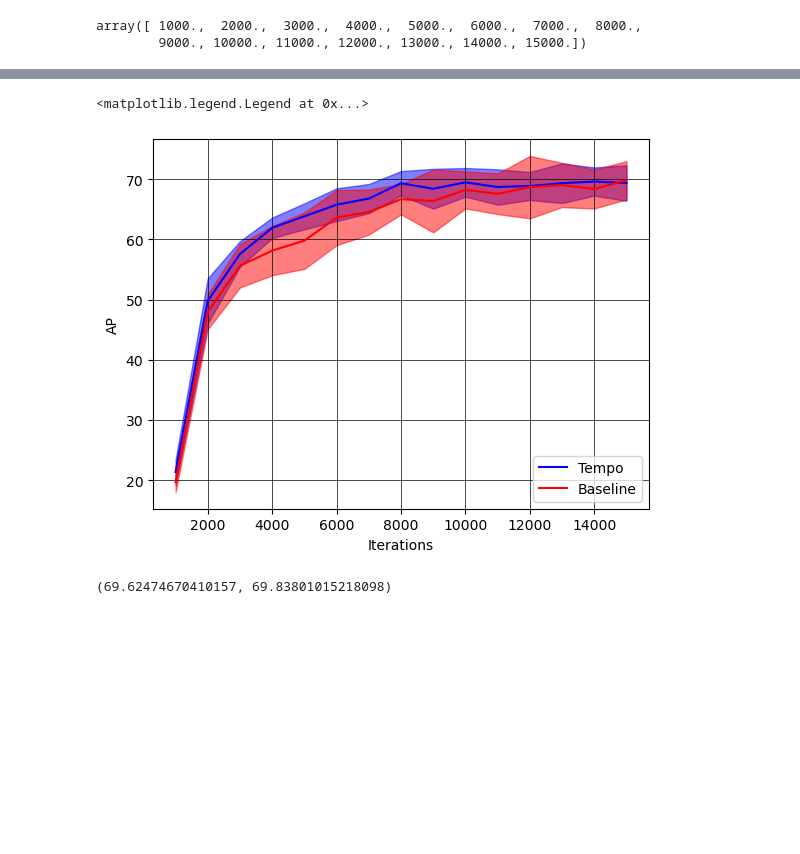
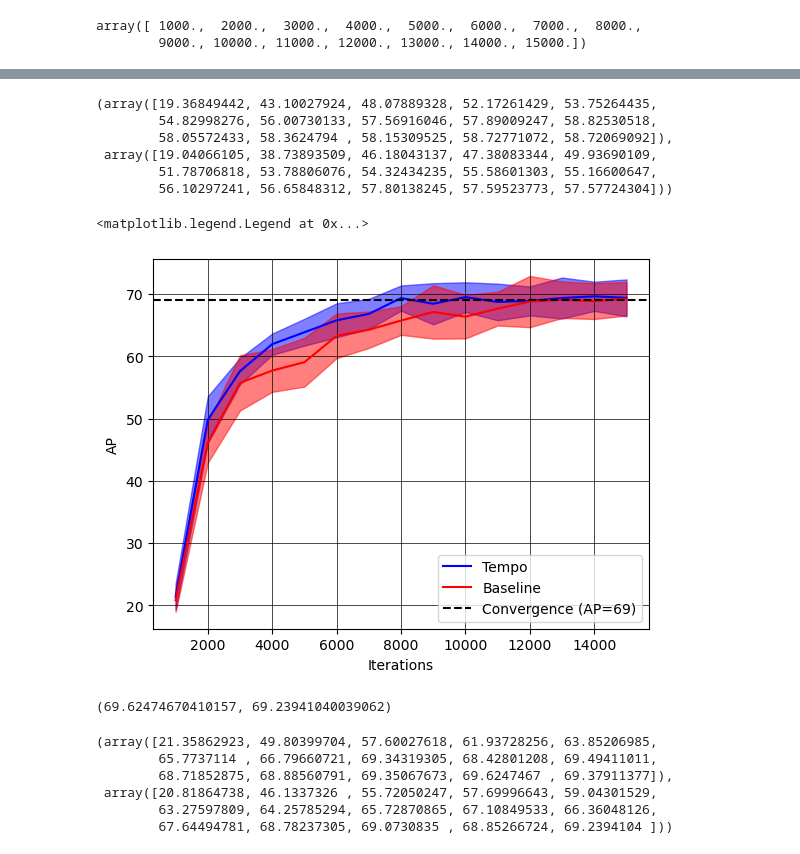
Before and after one commit to myasincifci/tempo, a Jupyter notebook: notebooks/plot_curves.ipynb, the cells around one changed output, grey strips where cells are left out. Drawn from its saved outputs; the diff is of its cells as text; code cells hidden in the pictures; blank space fills up the shorter version.

Commit message:
updates to plots

```diff
--- a/notebooks/plot_curves.ipynb
+++ b/notebooks/plot_curves.ipynb
@@ -276,6 +278,15 @@ dfs_tp_mean.max(), dfs_bl_mean.max()
+# %%
+dfs_tp_mean, dfs_bl_mean
+# %% [output]
+(array([19.36849442, 43.10027924, 48.07889328, 52.17261429, 53.75264435,
+        54.82998276, 56.00730133, 57.56916046, 57.89009247, 58.82530518,
+        58.05572433, 58.3624794 , 58.15309525, 58.72771072, 58.72069092]),
+ array([19.04066105, 38.73893509, 46.18043137, 47.38083344, 49.93690109,
+        51.78706818, 53.78806076, 54.32434235, 55.58601303, 55.16600647,
+        56.10297241, 56.65848312, 57.80138245, 57.59523773, 57.57724304]))
 # %%
 dfs_tp = np.array([pd.read_csv(f'../plots/segm/output_tempo_final_{i}.csv').Value.to_numpy() for i in range(1,6)])
-dfs_bl = np.array([pd.read_csv(f'../plots/segm/output_baseline_final_{i}.csv').Value.to_numpy() for i in range(1,4)])
+dfs_bl = np.array([pd.read_csv(f'../plots/segm/output_baseline_final_{i}.csv').Value.to_numpy() for i in range(1,6)])
 # %%
 dfs_tp_mean = dfs_tp.mean(axis=0)
 dfs_tp_std = dfs_tp.std(axis=0)
@@ -285,19 +296,30 @@ dfs_bl_std = dfs_bl.std(axis=0)
 # %%
 plt.plot(X, dfs_tp_mean, "b", label=r'Tempo')
 plt.fill_between(X, dfs_tp_mean - dfs_tp_std, dfs_tp_mean + dfs_tp_std, color="blue", alpha=0.5)
 
 plt.plot(X, dfs_bl_mean, "r", label=r'Baseline')
 plt.fill_between(X, dfs_bl_mean - dfs_bl_std, dfs_bl_mean + dfs_bl_std, color="red", alpha=0.5)
 
 plt.xlabel('Iterations')
 plt.ylabel('AP')
 plt.grid(color='black', linestyle='-', linewidth=0.5)
 
+plt.axhline(y = 69, color = 'black', linestyle = '--', label="Convergence (AP=69)")
+
 plt.legend(loc="lower right")
 # %% [output]
 <matplotlib.legend.Legend at 0x...>
-[figure, old version]
+[figure, new version]
 # %%
 dfs_tp_mean.max(), dfs_bl_mean.max()
 # %% [output]
-(69.62474670410157, 69.83801015218098)
+(69.62474670410157, 69.23941040039062)
+# %%
+dfs_tp_mean, dfs_bl_mean
+# %% [output]
+(array([21.35862923, 49.80399704, 57.60027618, 61.93728256, 63.85206985,
+        65.7737114 , 66.79660721, 69.34319305, 68.42801208, 69.49411011,
+        68.71852875, 68.88560791, 69.35067673, 69.6247467 , 69.37911377]),
+ array([20.81864738, 46.1337326 , 55.72050247, 57.69996643, 59.04301529,
+        63.27597809, 64.25785294, 65.72870865, 67.10849533, 66.36048126,
+        67.64494781, 68.78237305, 69.0730835 , 68.85266724, 69.2394104 ]))
```
Also changed, not shown: parts of 3 cells of this notebook, 4 other files.
